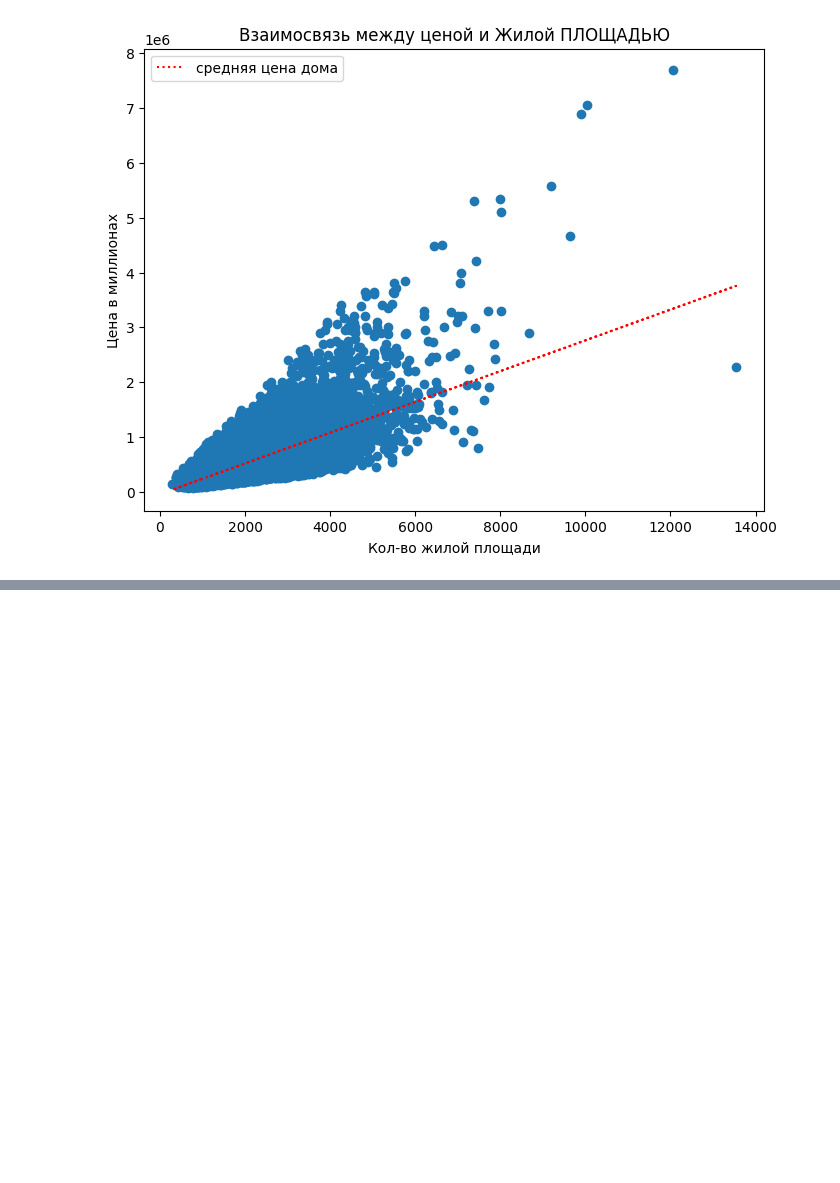
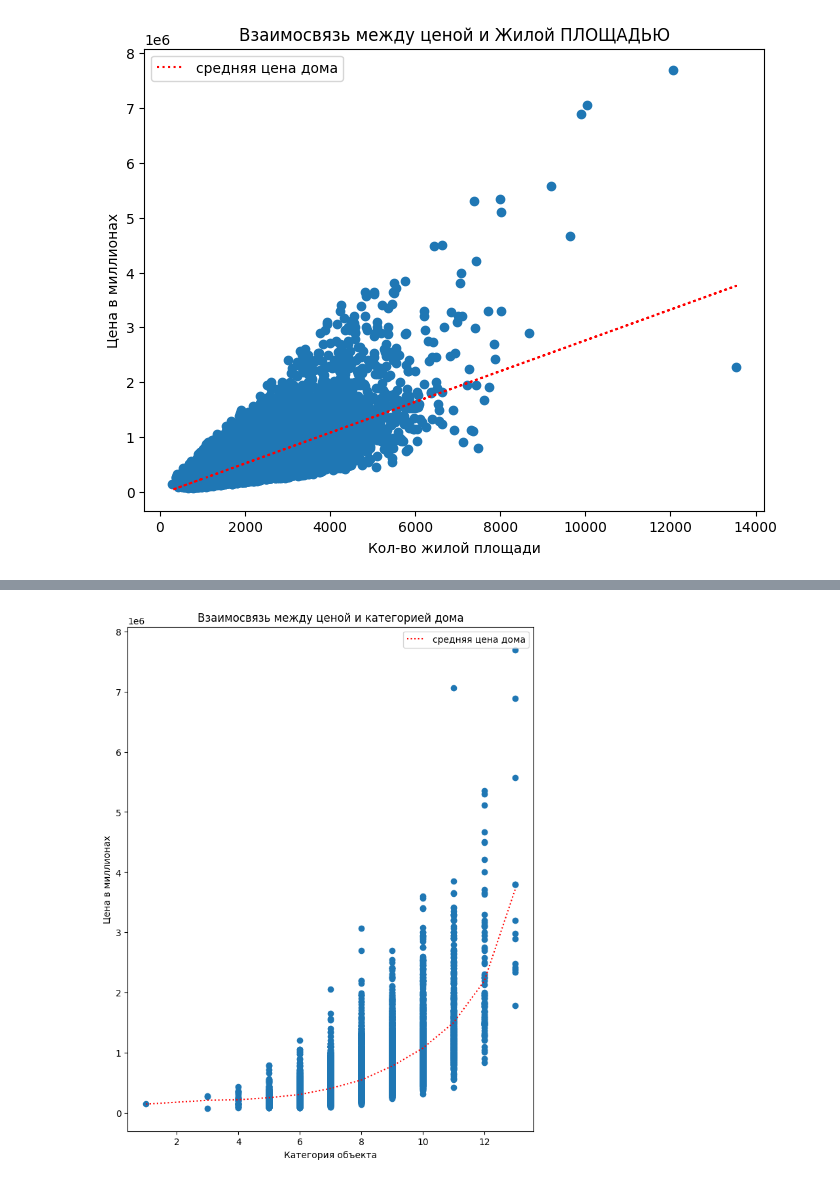
Before and after one commit to AlexKletke/hw4-part2, a Jupyter notebook: exes4.ipynb, the cells around one changed output, grey strips where cells are left out. Cells and saved outputs as stored; diff of their text form; code cells hidden in the pictures; blank space fills up the shorter version.

```diff
--- a/exes4.ipynb
+++ b/exes4.ipynb
@@ -553,0 +642,11 @@ plt.ylabel('Кол-во объектов с таким кол-вом ванн');
+# %%
+plt.figure(figsize=(8, 10))
+plt.scatter(df['grade'], df['price'])
+plt.plot(data.index, data['price'], 'r:' , label='средняя цена дома')
+plt.title('Взаимосвязь между ценой и категорией дома')
+plt.ylabel('Цена в миллионах')
+plt.xlabel('Категория объекта')
+plt.legend()
+plt.show()
+# %% [output]
+[figure, added]
```
Also changed, not shown: parts of 34 cells of this notebook.
